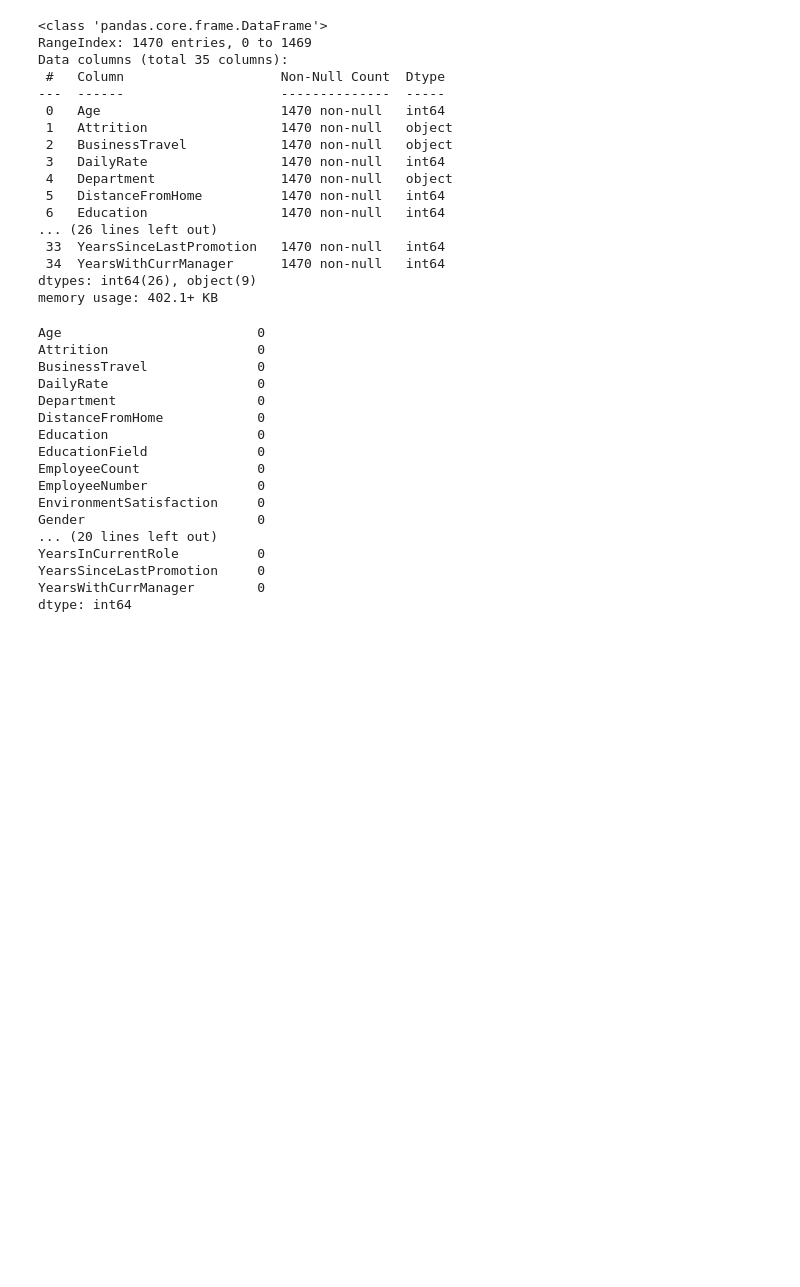
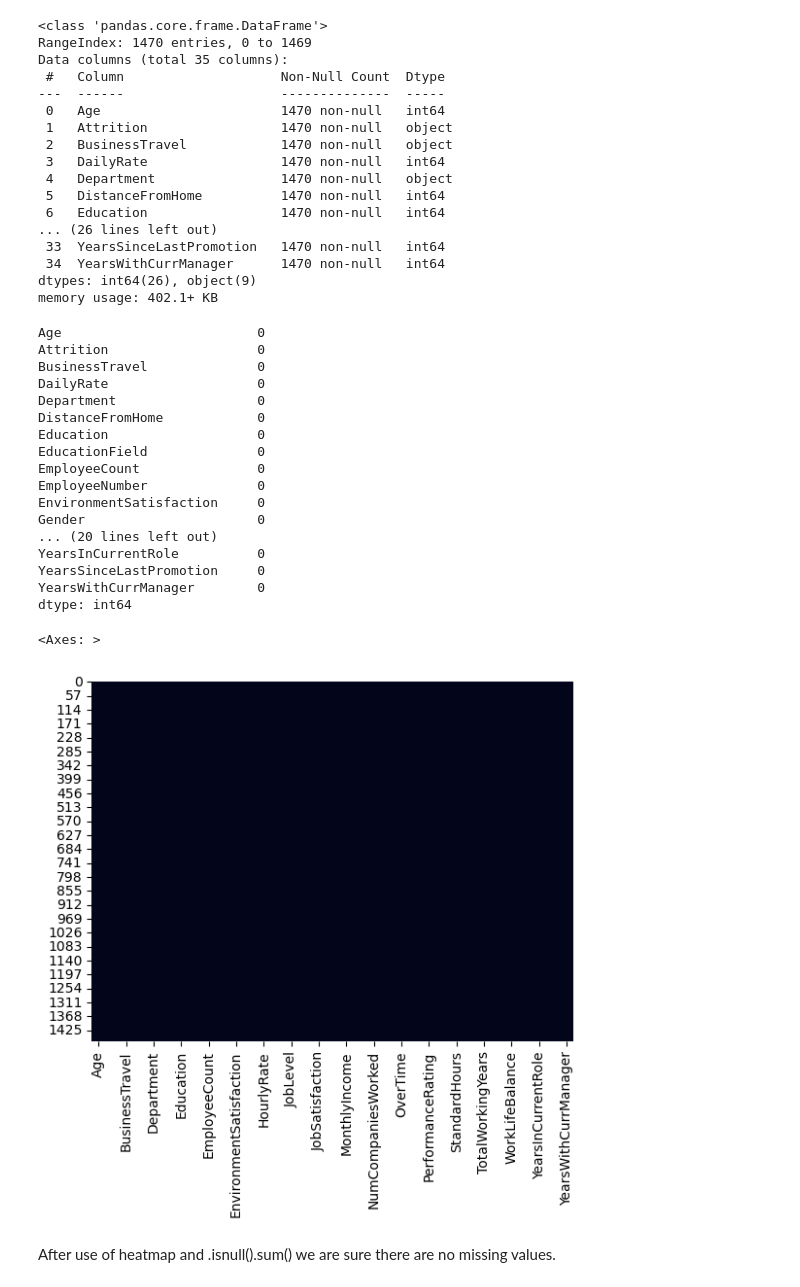
Before and after one commit to mbrigljevic/Employee-attrition-project-, a Jupyter notebook: Attrition in the company .ipynb, the cells around one changed output. Drawn from its saved outputs; the diff is of its cells as text; code cells hidden in the pictures; blank space fills up the shorter version.

```diff
--- a/Attrition in the company .ipynb
+++ b/Attrition in the company .ipynb
@@ -91,3 +94,10 @@ YearsInCurrentRole          0
 YearsSinceLastPromotion     0
 YearsWithCurrManager        0
 dtype: int64
+# %%
+sns.heatmap(df.isnull(), cbar=False)
+# %% [output]
+<Axes: >
+[figure, added]
+# %% [markdown]
+After use of heatmap and .isnull().sum() we are sure there are no missing values.
```
Also changed, not shown: parts of 12 cells of this notebook.
